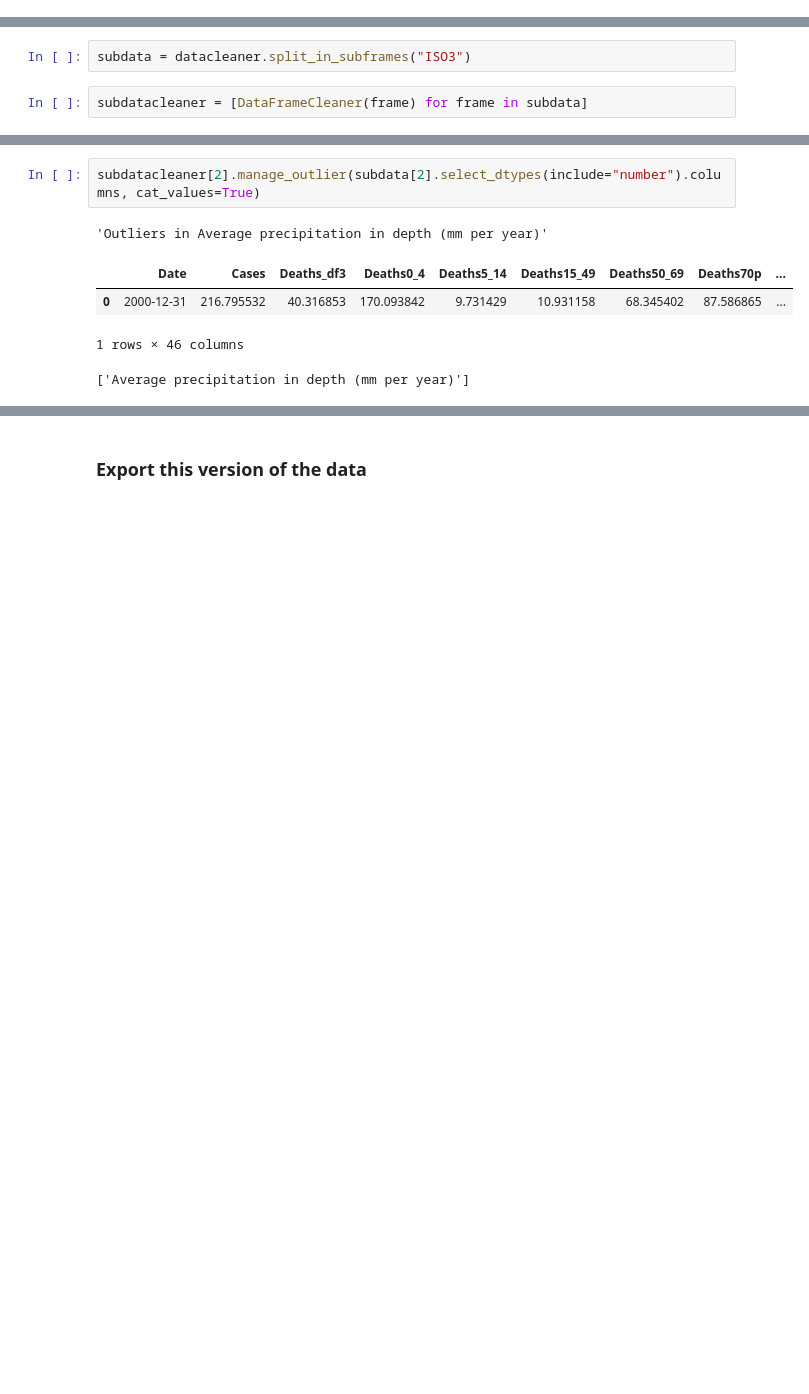
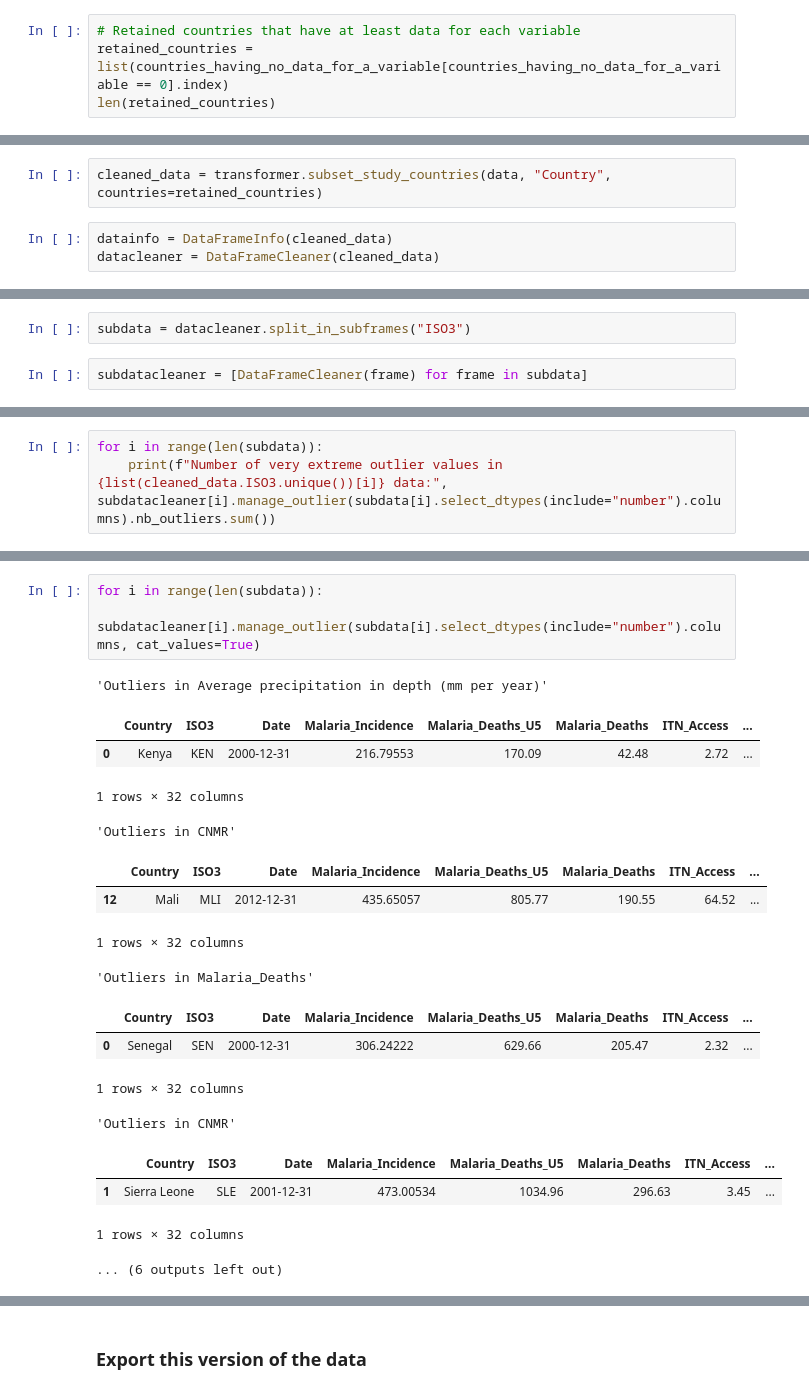
Before and after one commit to Josias-Ounsinli/Assessing-Short-and-Long-Term-Malaria-Transmission-and-Burden-Under-Various-Vaccination-Scenarios, a Jupyter notebook: notebooks/data_cleaning.ipynb, the cells around one changed output, grey strips where cells are left out. Saved outputs shown, nothing was run; the diff lists cells and outputs as text; blank space fills up the shorter version.

```diff
--- a/notebooks/data_cleaning.ipynb
+++ b/notebooks/data_cleaning.ipynb
@@ -102,0 +120,4 @@ There are 0 columns that have missing values greater than 20%.
+# %%
+# Retained countries that have at least data for each variable
+retained_countries = list(countries_having_no_data_for_a_variable[countries_having_no_data_for_a_variable == 0].index)
+len(retained_countries)
@@ -102,0 +148,5 @@ There are 0 columns that have missing values greater than 20%.
+# %%
+cleaned_data = transformer.subset_study_countries(data, "Country", countries=retained_countries)
+# %%
+datainfo = DataFrameInfo(cleaned_data)
+datacleaner = DataFrameCleaner(cleaned_data)
@@ -250,0 +271,3 @@ Number of very extreme outlier values in NGA data: 0
+# %%
+for i in range(len(subdata)):
+    print(f"Number of very extreme outlier values in {list(cleaned_data.ISO3.unique())[i]} data:", subdatacleaner[i].manage_outlier(subdata[i].select_dtypes(include="number").columns).nb_outliers.sum())
@@ -251,8 +292,21 @@ Number of very extreme outlier values in NGA data: 0
 # %%
-subdatacleaner[2].manage_outlier(subdata[2].select_dtypes(include="number").columns, cat_values=True)
+for i in range(len(subdata)):
+    subdatacleaner[i].manage_outlier(subdata[i].select_dtypes(include="number").columns, cat_values=True)
 # %% [output]
 'Outliers in Average precipitation in depth (mm per year)'
-|  | Date | Cases | Deaths_df3 | Deaths0_4 | Deaths5_14 | Deaths15_49 | Deaths50_69 | Deaths70p | ... |
-| 0 | 2000-12-31 | 216.795532 | 40.316853 | 170.093842 | 9.731429 | 10.931158 | 68.345402 | 87.586865 | ... |
+|  | Country | ISO3 | Date | Malaria_Incidence | Malaria_Deaths_U5 | Malaria_Deaths | ITN_Access | ... |
+| 0 | Kenya | KEN | 2000-12-31 | 216.79553 | 170.09 | 42.48 | 2.72 | ... |
-1 rows × 46 columns
+1 rows × 32 columns
-['Average precipitation in depth (mm per year)']
+'Outliers in CNMR'
+|  | Country | ISO3 | Date | Malaria_Incidence | Malaria_Deaths_U5 | Malaria_Deaths | ITN_Access | ... |
+| 12 | Mali | MLI | 2012-12-31 | 435.65057 | 805.77 | 190.55 | 64.52 | ... |
+1 rows × 32 columns
+'Outliers in Malaria_Deaths'
+|  | Country | ISO3 | Date | Malaria_Incidence | Malaria_Deaths_U5 | Malaria_Deaths | ITN_Access | ... |
+| 0 | Senegal | SEN | 2000-12-31 | 306.24222 | 629.66 | 205.47 | 2.32 | ... |
+1 rows × 32 columns
+'Outliers in CNMR'
+|  | Country | ISO3 | Date | Malaria_Incidence | Malaria_Deaths_U5 | Malaria_Deaths | ITN_Access | ... |
+| 1 | Sierra Leone | SLE | 2001-12-31 | 473.00534 | 1034.96 | 296.63 | 3.45 | ... |
+1 rows × 32 columns
+... (6 outputs left out)
```
Also changed, not shown: parts of 38 cells of this notebook, 2 other files.
